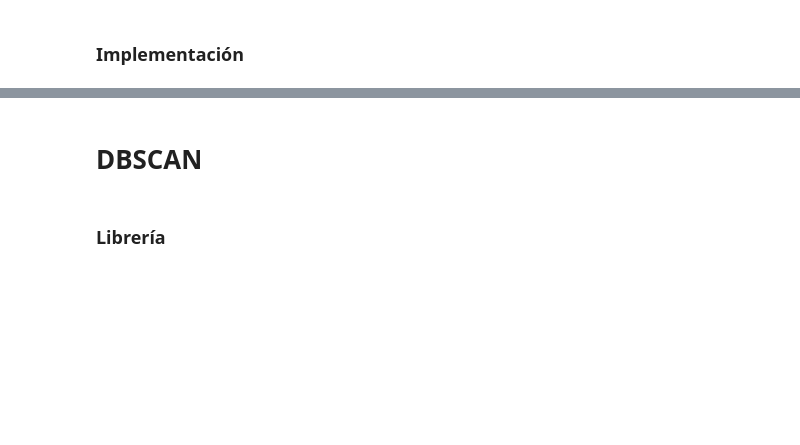
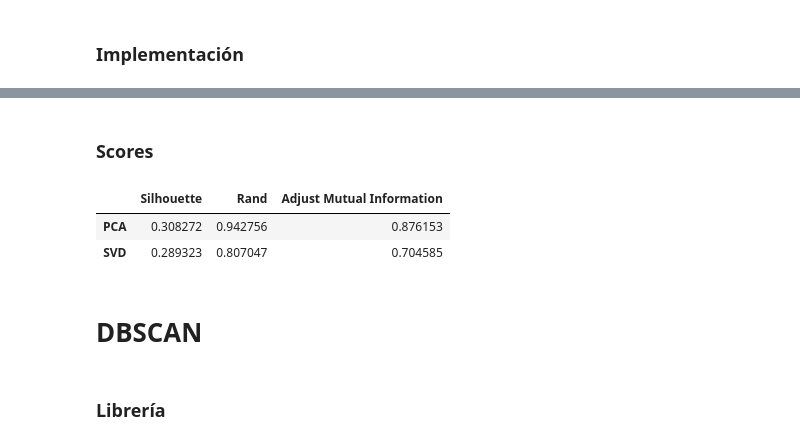
Before and after one commit to Andres20-Utec/Proyecto-3, a Jupyter notebook: proyecto3.ipynb, the cells around one changed output, grey strips where cells are left out. Saved outputs shown, nothing was run; the diff lists cells and outputs as text; code cells hidden in the pictures; blank space fills up the shorter version.

```diff
--- a/proyecto3.ipynb
+++ b/proyecto3.ipynb
@@ -258,3 +283,12 @@ SVD
+# %% [markdown]
+### Scores
+# %%
+df = getScores(labels_true, labels_pca, labels_svd, X_pca, X_svd)
+df
+# %% [output]
+|  | Silhouette | Rand | Adjust Mutual Information |
+| PCA | 0.308272 | 0.942756 | 0.876153 |
+| SVD | 0.289323 | 0.807047 | 0.704585 |
 # %% [markdown]
 # DBSCAN
 # %% [markdown]
```
Also changed, not shown: parts of 24 cells of this notebook.
